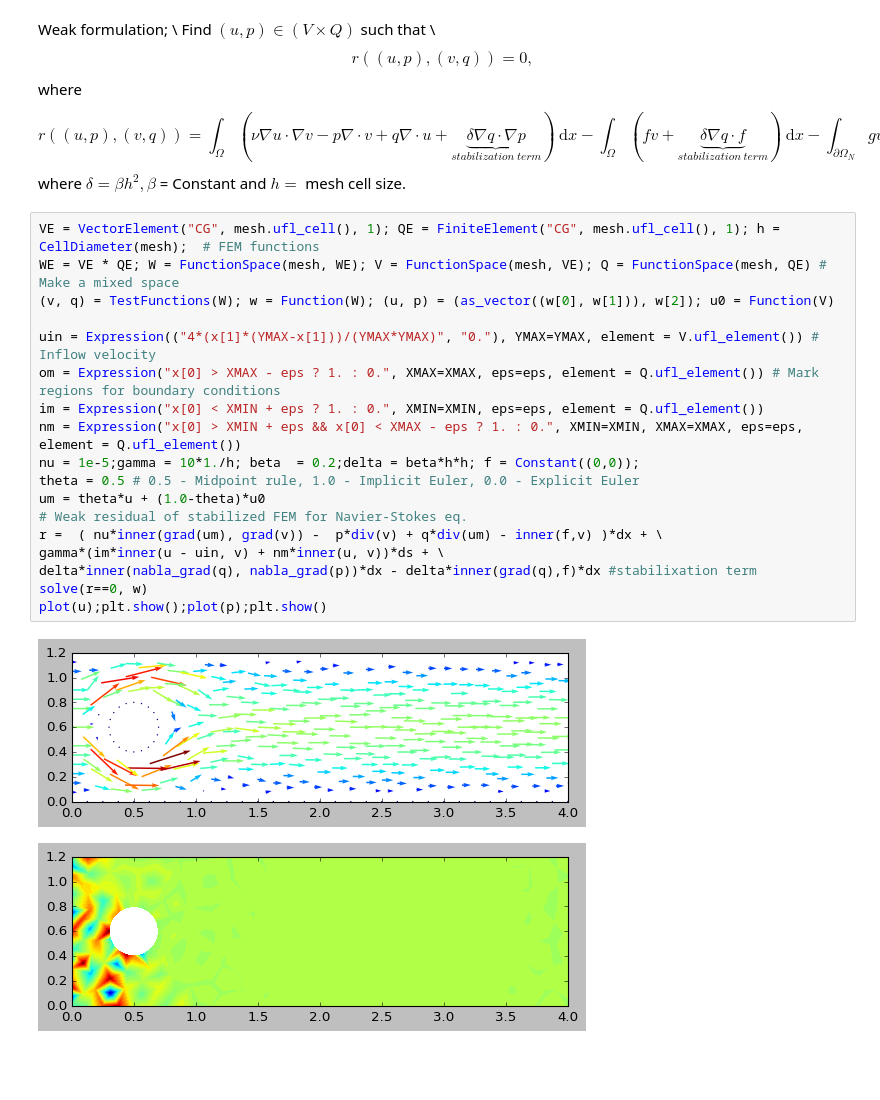
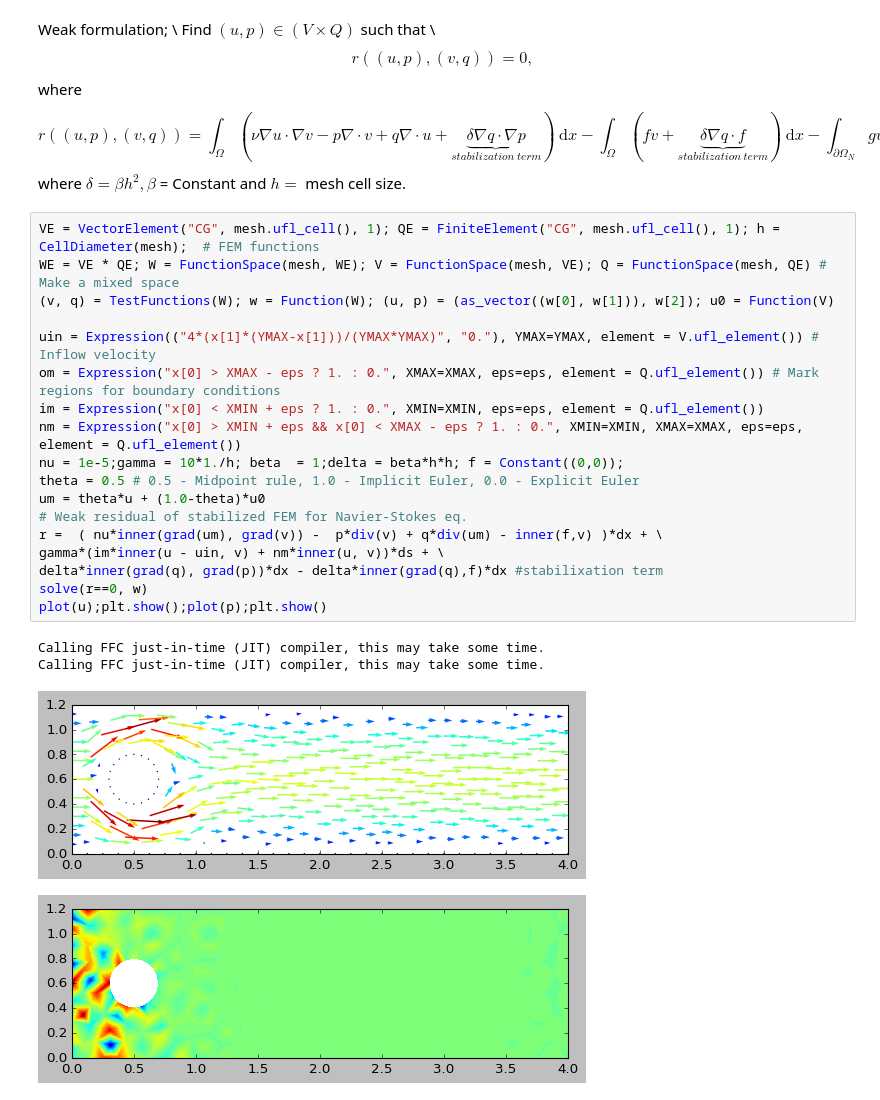
Before and after one commit to isaacenyogoi/first-code, a Jupyter notebook: Lab1_1.ipynb, the cells around one changed output. Drawn from its saved outputs; the diff is of its cells as text; blank space fills up the shorter version.

```diff
--- a/Lab1_1.ipynb
+++ b/Lab1_1.ipynb
@@ -144,21 +129,23 @@ where $ \delta = \beta h^2, \beta $ = Constant and $h = $ mesh cell size.
 # %%
 VE = VectorElement("CG", mesh.ufl_cell(), 1); QE = FiniteElement("CG", mesh.ufl_cell(), 1); h = CellDiameter(mesh);  # FEM functions
 WE = VE * QE; W = FunctionSpace(mesh, WE); V = FunctionSpace(mesh, VE); Q = FunctionSpace(mesh, QE) # Make a mixed space
 (v, q) = TestFunctions(W); w = Function(W); (u, p) = (as_vector((w[0], w[1])), w[2]); u0 = Function(V)
 
 uin = Expression(("4*(x[1]*(YMAX-x[1]))/(YMAX*YMAX)", "0."), YMAX=YMAX, element = V.ufl_element()) # Inflow velocity
 om = Expression("x[0] > XMAX - eps ? 1. : 0.", XMAX=XMAX, eps=eps, element = Q.ufl_element()) # Mark regions for boundary conditions
 im = Expression("x[0] < XMIN + eps ? 1. : 0.", XMIN=XMIN, eps=eps, element = Q.ufl_element())
 nm = Expression("x[0] > XMIN + eps && x[0] < XMAX - eps ? 1. : 0.", XMIN=XMIN, XMAX=XMAX, eps=eps, element = Q.ufl_element())
-nu = 1e-5;gamma = 10*1./h; beta  = 0.2;delta = beta*h*h; f = Constant((0,0));
+nu = 1e-5;gamma = 10*1./h; beta  = 1;delta = beta*h*h; f = Constant((0,0));
 theta = 0.5 # 0.5 - Midpoint rule, 1.0 - Implicit Euler, 0.0 - Explicit Euler
 um = theta*u + (1.0-theta)*u0
 # Weak residual of stabilized FEM for Navier-Stokes eq.
 r =  ( nu*inner(grad(um), grad(v)) -  p*div(v) + q*div(um) - inner(f,v) )*dx + \
 gamma*(im*inner(u - uin, v) + nm*inner(u, v))*ds + \
-delta*inner(nabla_grad(q), nabla_grad(p))*dx - delta*inner(grad(q),f)*dx #stabilixation term
+delta*inner(grad(q), grad(p))*dx - delta*inner(grad(q),f)*dx #stabilixation term
 solve(r==0, w)
 plot(u);plt.show();plot(p);plt.show()
 # %% [output]
+Calling FFC just-in-time (JIT) compiler, this may take some time.
+Calling FFC just-in-time (JIT) compiler, this may take some time.
-[figure, old version]
+[figure, new version]
-[figure, old version]
+[figure, new version]
```
Also changed, not shown: parts of 4 cells of this notebook.
